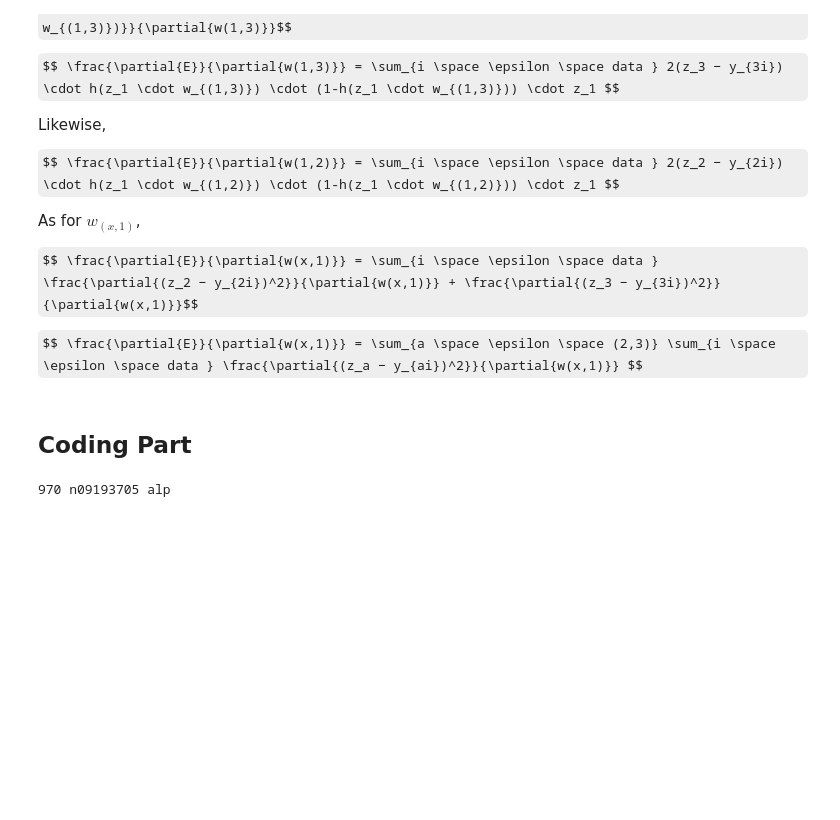
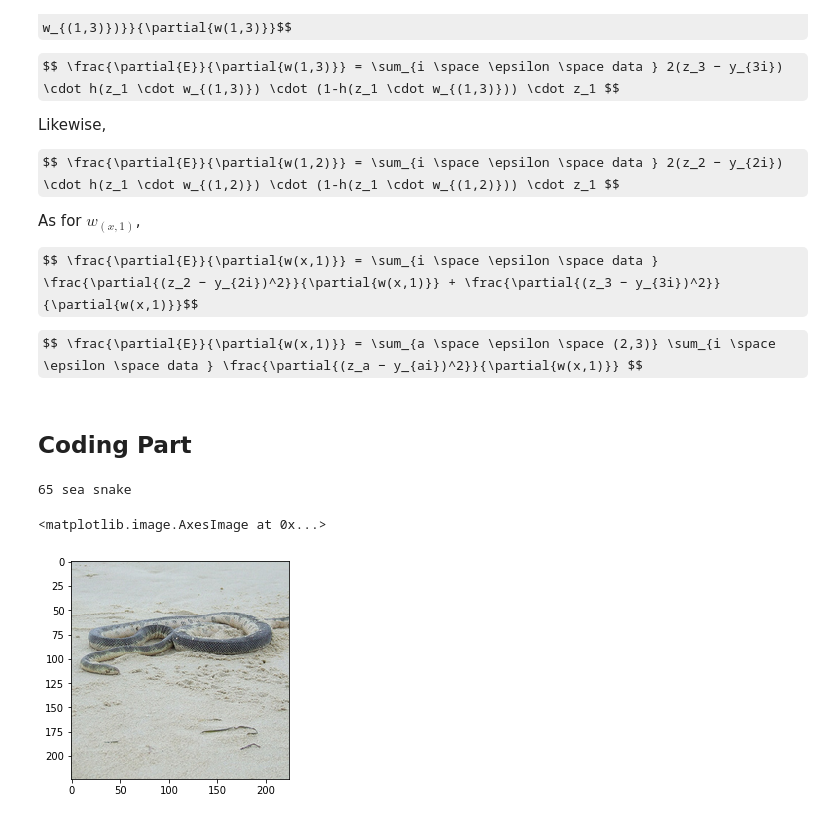
Before and after one commit to ghosalya/arti-intel, a Jupyter notebook: week3/Homework 3.ipynb, the cells around one changed output. Saved outputs shown, nothing was run; the diff lists cells and outputs as text; code cells hidden in the pictures; some formulas as TeX source; blank space fills up the shorter version.

```diff
--- a/week3/Homework 3.ipynb
+++ b/week3/Homework 3.ipynb
@@ -137,14 +133,0 @@ import getimagenetclasses as GINC
-# %%
-# GINC part - what are these functions for?
-ind2syn, syn2ind, syn2desc  = GINC.parsesynsetwords('synset_words.txt')
-
-src_xml_regex = r'../datasets/imagenet_first2500/val/ILSVRC2012_val_{}.xml'
-val_00049999 = src_xml_regex.format('00000002')
-#print(ind2syn)
-
-label, firstname = GINC.parseclasslabel(val_00049999, syn2ind)
-print(label, firstname, syn2desc[ind2syn[label]])
-
-img_file_regex = r'../datasets/imagenet_first2500/imagespart/ILSVRC2012_val_{}.jpg'
-# %% [output]
-970 n09193705 alp
@@ -150,0 +139,14 @@ img_file_regex = r'../datasets/imagenet_first2500/imagespart/ILSVRC2012_val_{}.j
+# %%
+dataset_count = 100
+root_path = '../datasets/imagenet_first2500/'
+data_singlecrop = Wk3Dataset(root_path, data_limit=dataset_count, five_crop=False)
+
+# testing Dataset subclass - single center crop
+first_img = data_singlecrop[0]
+print(first_img['label'], data_singlecrop.classes[first_img['label']])
+image = transforms.ToPILImage()(first_img['image'])
+plt.imshow(image)
+# %% [output]
+65 sea snake
+<matplotlib.image.AxesImage at 0x...>
+[figure, added]
```
Also changed, not shown: parts of 5 cells of this notebook, 1 other file.
